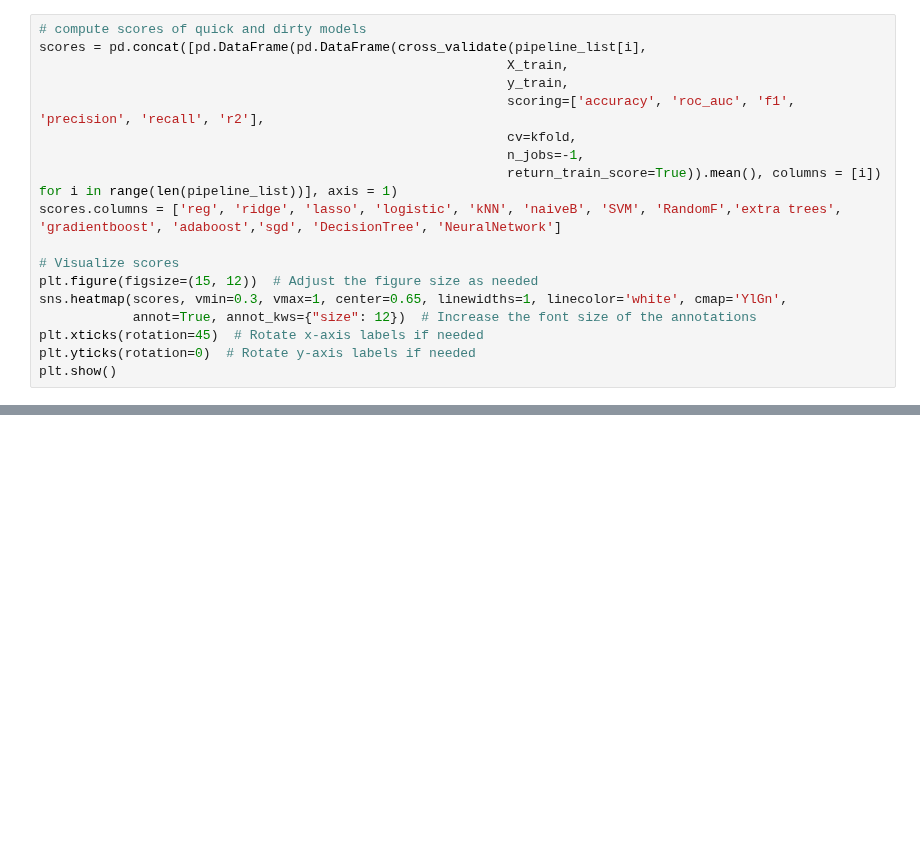
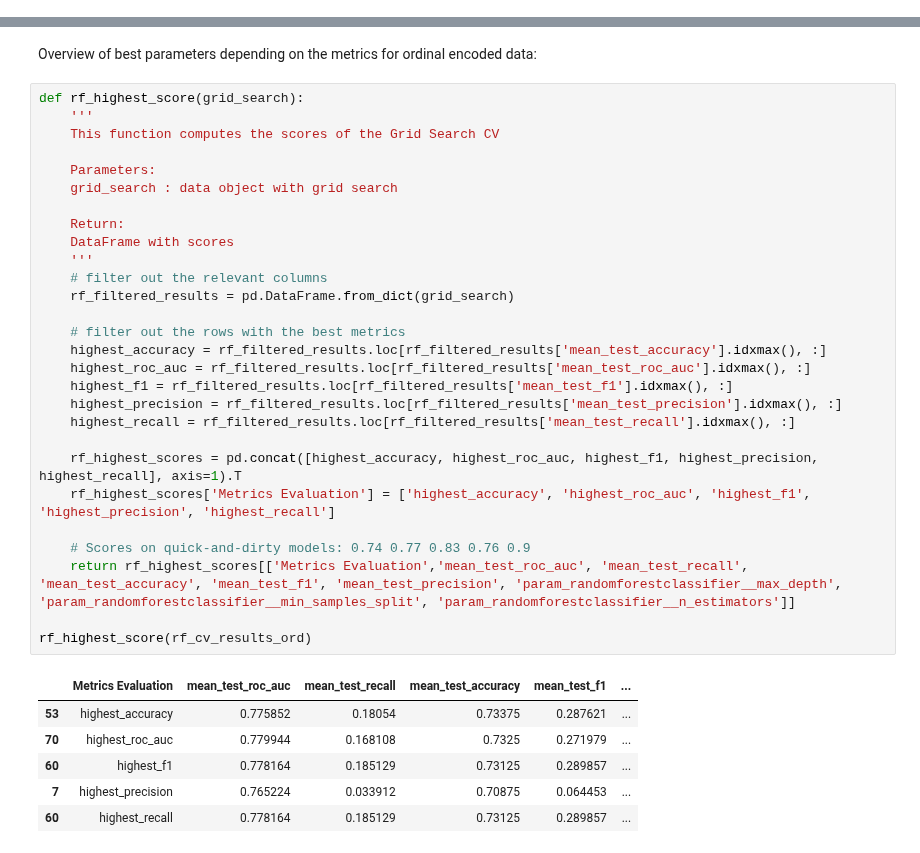
Before and after one commit to dennismgoetz/HoML-Credit-Data, a Jupyter notebook: Modelling.ipynb, the cells around one changed output, grey strips where cells are left out. Cells and saved outputs as stored; diff of their text form; blank space fills up the shorter version.

```diff
--- a/Modelling.ipynb
+++ b/Modelling.ipynb
@@ -276,18 +0,0 @@ pipeline_list = [pipe_reg,
-# %%
-# compute scores of quick and dirty models
-scores = pd.concat([pd.DataFrame(pd.DataFrame(cross_validate(pipeline_list[i],
-                                                            X_train,
-                                                            y_train,
-                                                            scoring=['accuracy', 'roc_auc', 'f1', 'precision', 'recall', 'r2'],
-                                                            cv=kfold,
-                                                            n_jobs=-1,
-                                                            return_train_score=True)).mean(), columns = [i]) for i in range(len(pipeline_list))], axis = 1)
-scores.columns = ['reg', 'ridge', 'lasso', 'logistic', 'kNN', 'naiveB', 'SVM', 'RandomF','extra trees', 'gradientboost', 'adaboost','sgd', 'DecisionTree', 'NeuralNetwork']
-
-# Visualize scores
-plt.figure(figsize=(15, 12))  # Adjust the figure size as needed
-sns.heatmap(scores, vmin=0.3, vmax=1, center=0.65, linewidths=1, linecolor='white', cmap='YlGn',
-            annot=True, annot_kws={"size": 12})  # Increase the font size of the annotations
-plt.xticks(rotation=45)  # Rotate x-axis labels if needed
-plt.yticks(rotation=0)  # Rotate y-axis labels if needed
-plt.show()
@@ -405,0 +631,37 @@ plt.show()
+# %% [markdown]
+Overview of best parameters depending on the metrics for ordinal encoded data:
+# %%
+def rf_highest_score(grid_search):
+    '''
+    This function computes the scores of the Grid Search CV
+
+    Parameters:
+    grid_search : data object with grid search
+
+    Return:
+    DataFrame with scores
+    '''
+    # filter out the relevant columns
+    rf_filtered_results = pd.DataFrame.from_dict(grid_search)
+
+    # filter out the rows with the best metrics
+    highest_accuracy = rf_filtered_results.loc[rf_filtered_results['mean_test_accuracy'].idxmax(), :]
+    highest_roc_auc = rf_filtered_results.loc[rf_filtered_results['mean_test_roc_auc'].idxmax(), :]
+    highest_f1 = rf_filtered_results.loc[rf_filtered_results['mean_test_f1'].idxmax(), :]
+    highest_precision = rf_filtered_results.loc[rf_filtered_results['mean_test_precision'].idxmax(), :]
+    highest_recall = rf_filtered_results.loc[rf_filtered_results['mean_test_recall'].idxmax(), :]
+
+    rf_highest_scores = pd.concat([highest_accuracy, highest_roc_auc, highest_f1, highest_precision, highest_recall], axis=1).T
+    rf_highest_scores['Metrics Evaluation'] = ['highest_accuracy', 'highest_roc_auc', 'highest_f1', 'highest_precision', 'highest_recall']
+
+    # Scores on quick-and-dirty models: 0.74 0.77 0.83 0.76 0.9
+    return rf_highest_scores[['Metrics Evaluation','mean_test_roc_auc', 'mean_test_recall', 'mean_test_accuracy', 'mean_test_f1', 'mean_test_precision', 'param_randomforestclassifier__max_depth', 'param_randomforestclassifier__min_samples_split', 'param_randomforestclassifier__n_estimators']]
+
+rf_highest_score(rf_cv_results_ord)
+# %% [output]
+|  | Metrics Evaluation | mean_test_roc_auc | mean_test_recall | mean_test_accuracy | mean_test_f1 | ... |
+| 53 | highest_accuracy | 0.775852 | 0.18054 | 0.73375 | 0.287621 | ... |
+| 70 | highest_roc_auc | 0.779944 | 0.168108 | 0.7325 | 0.271979 | ... |
+| 60 | highest_f1 | 0.778164 | 0.185129 | 0.73125 | 0.289857 | ... |
+| 7 | highest_precision | 0.765224 | 0.033912 | 0.70875 | 0.064453 | ... |
+| 60 | highest_recall | 0.778164 | 0.185129 | 0.73125 | 0.289857 | ... |
```
Also changed, not shown: parts of 46 cells of this notebook.
